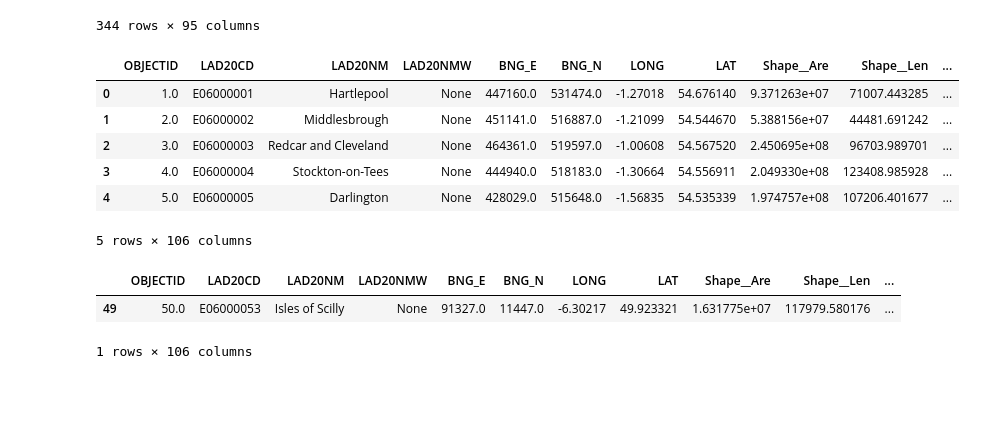
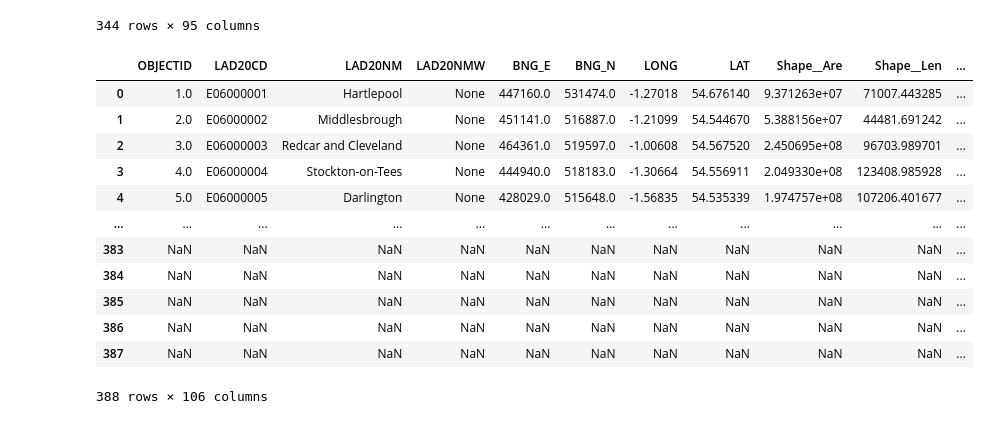
Before and after one commit to SL477/VA-Coursework, a Jupyter notebook: clustering.ipynb, the cells around one changed output. Drawn from its saved outputs; the diff is of its cells as text; code cells hidden in the pictures; blank space fills up the shorter version.

```diff
--- a/clustering.ipynb
+++ b/clustering.ipynb
@@ -134,18 +134,18 @@ census_df
 344 rows × 95 columns
 # %%
 df = ladf.merge(census_df, how='outer', left_on='LAD20CD', right_on='geography_code')
-df.head()
+df
 # %% [output]
 |  | OBJECTID | LAD20CD | LAD20NM | LAD20NMW | BNG_E | BNG_N | LONG | LAT | Shape__Are | Shape__Len | ... |
 | 0 | 1.0 | E06000001 | Hartlepool | None | 447160.0 | 531474.0 | -1.27018 | 54.676140 | 9.371263e+07 | 71007.443285 | ... |
 | 1 | 2.0 | E06000002 | Middlesbrough | None | 451141.0 | 516887.0 | -1.21099 | 54.544670 | 5.388156e+07 | 44481.691242 | ... |
 | 2 | 3.0 | E06000003 | Redcar and Cleveland | None | 464361.0 | 519597.0 | -1.00608 | 54.567520 | 2.450695e+08 | 96703.989701 | ... |
 | 3 | 4.0 | E06000004 | Stockton-on-Tees | None | 444940.0 | 518183.0 | -1.30664 | 54.556911 | 2.049330e+08 | 123408.985928 | ... |
 | 4 | 5.0 | E06000005 | Darlington | None | 428029.0 | 515648.0 | -1.56835 | 54.535339 | 1.974757e+08 | 107206.401677 | ... |
+| ... | ... | ... | ... | ... | ... | ... | ... | ... | ... | ... | ... |
+| 383 | NaN | NaN | NaN | NaN | NaN | NaN | NaN | NaN | NaN | NaN | ... |
+| 384 | NaN | NaN | NaN | NaN | NaN | NaN | NaN | NaN | NaN | NaN | ... |
+| 385 | NaN | NaN | NaN | NaN | NaN | NaN | NaN | NaN | NaN | NaN | ... |
+| 386 | NaN | NaN | NaN | NaN | NaN | NaN | NaN | NaN | NaN | NaN | ... |
+| 387 | NaN | NaN | NaN | NaN | NaN | NaN | NaN | NaN | NaN | NaN | ... |
-5 rows × 106 columns
+388 rows × 106 columns
-# %%
-df[df['geography_code'].isnull() & ((df['LAD20CD'].str.startswith('E')) | (df['LAD20CD'].str.startswith('W')))]
-# %% [output]
-|  | OBJECTID | LAD20CD | LAD20NM | LAD20NMW | BNG_E | BNG_N | LONG | LAT | Shape__Are | Shape__Len | ... |
-| 49 | 50.0 | E06000053 | Isles of Scilly | None | 91327.0 | 11447.0 | -6.30217 | 49.923321 | 1.631775e+07 | 117979.580176 | ... |
-1 rows × 106 columns
```
Also changed, not shown: parts of 2 cells of this notebook, 1 other file.
